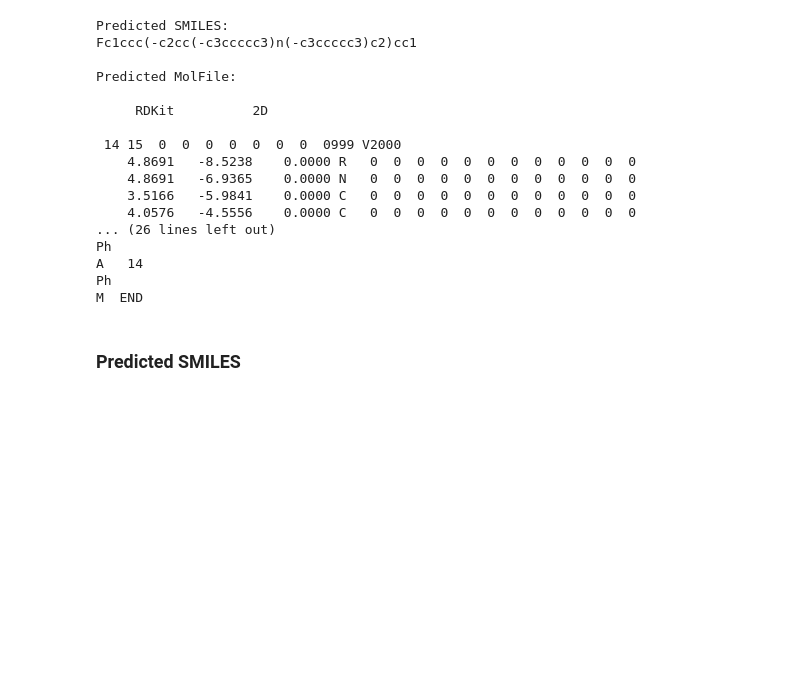
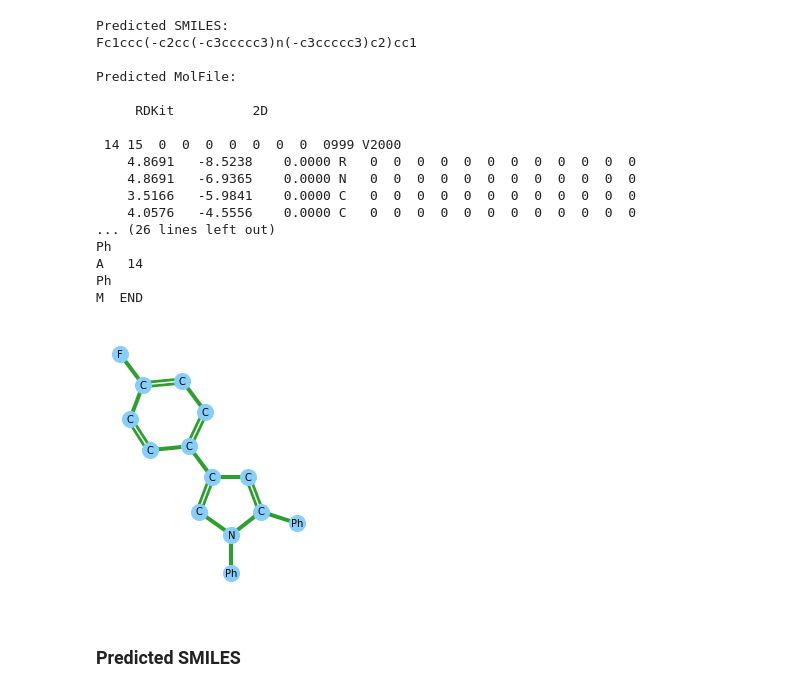
Before and after one commit to thomas0809/MolScribe, a Jupyter notebook: notebook/predict.ipynb, the cells around one changed output. Saved outputs shown, nothing was run; the diff lists cells and outputs as text; code cells hidden in the pictures; blank space fills up the shorter version.

Commit message:
add draw prediction

```diff
--- a/notebook/predict.ipynb
+++ b/notebook/predict.ipynb
@@ -18,9 +20,9 @@ MORE_IMAGES = ['../assets/example.png', '../assets/example1.png', '../assets/exa
 # %%
 from molscribe import MolScribe
 
-device = torch.device('cuda')
+device = torch.device('cpu')
 model = MolScribe(MODEL_PATH, device)
-prediction = model.predict_image_file(IMAGE_PATH)
+prediction = model.predict_image_file(IMAGE_PATH, return_atoms_bonds=True)
 smiles = prediction['smiles']
 molfile = prediction['molfile']
 # %%
@@ -53,6 +55,10 @@ Ph
 A   14
 Ph
 M  END
+# %%
+model.draw_prediction(prediction, image, notebook=True)
+# %% [output]
+[figure, added]
 # %% [markdown]
 ### Predicted SMILES
 # %%
```
Also changed, not shown: parts of 2 cells of this notebook, 3 other files.
